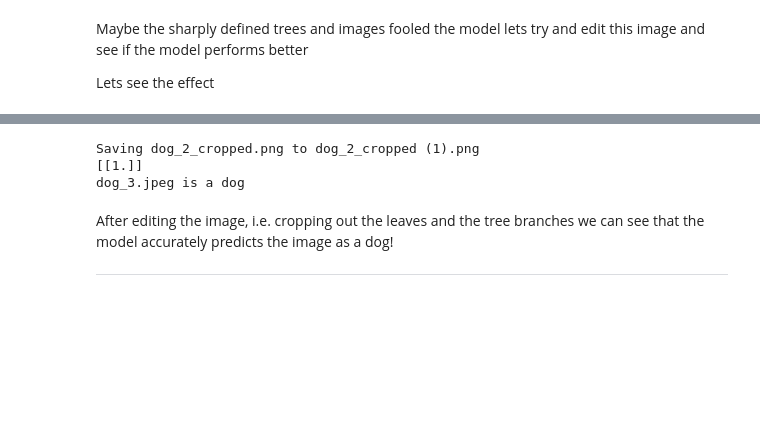
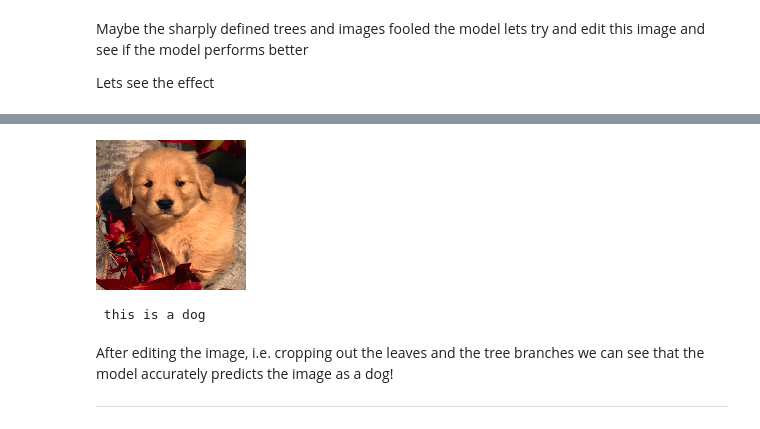
Before and after one commit to aryan619348/Dog_vs_Cats_CNN, a Jupyter notebook: Dogs_vs_Cats_CNN.ipynb, the cells around one changed output, grey strips where cells are left out. Drawn from its saved outputs; the diff is of its cells as text; code cells hidden in the pictures; blank space fills up the shorter version.

```diff
--- a/Dogs_vs_Cats_CNN.ipynb
+++ b/Dogs_vs_Cats_CNN.ipynb
@@ -230,15 +235,7 @@ Lets see the effect
 # %%
-uploaded=files.upload()
-
-path='/content/' + fn
+path='/content/dog_2_cropped.png'
 img=image.load_img(path, target_size=(150, 150))
 x=image.img_to_array(img)
 x=np.expand_dims(x, axis=0)
-images = np.vstack([x])
-classes = model.predict(images, batch_size=10)
-print(classes)
-if classes>0:
-  print(fn + " is a dog")
-else:
-  print(fn + " is a cat")
+img
 # %% [output]
@@ -246,6 +242,12 @@ else:
-Saving dog_2_cropped.png to dog_2_cropped (1).png
-[[1.]]
-dog_3.jpeg is a dog
+[figure, added]
+# %%
+classes = model.predict(x)
+if classes>0:
+  print(" this is a dog")
+else:
+  print(" this is a cat")
+# %% [output]
+ this is a dog
 # %% [markdown]
 After editing the image, i.e. cropping out the leaves and the tree branches we can see that the model accurately predicts the image as a dog!
 
```
Also changed, not shown: parts of 2 cells of this notebook.
